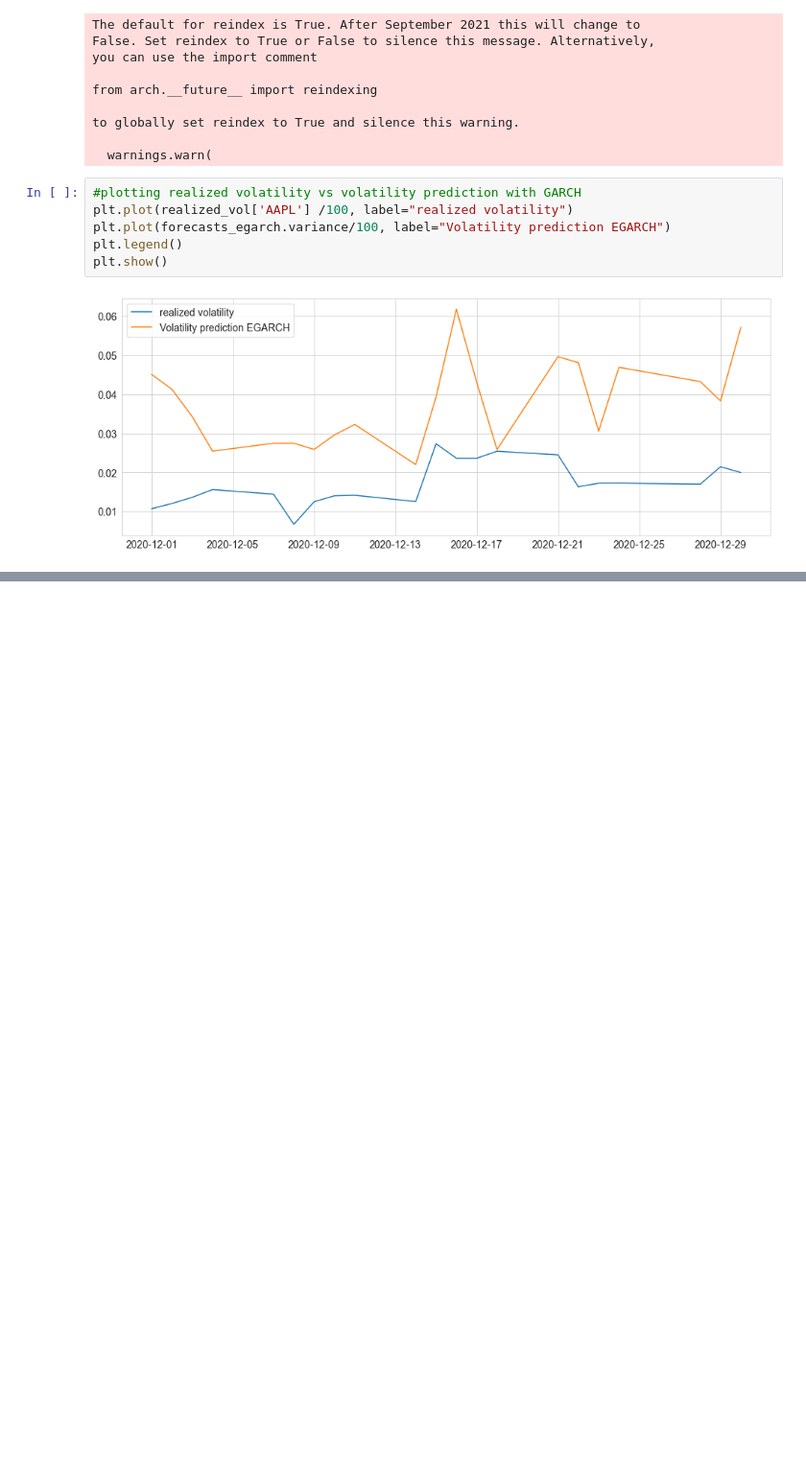
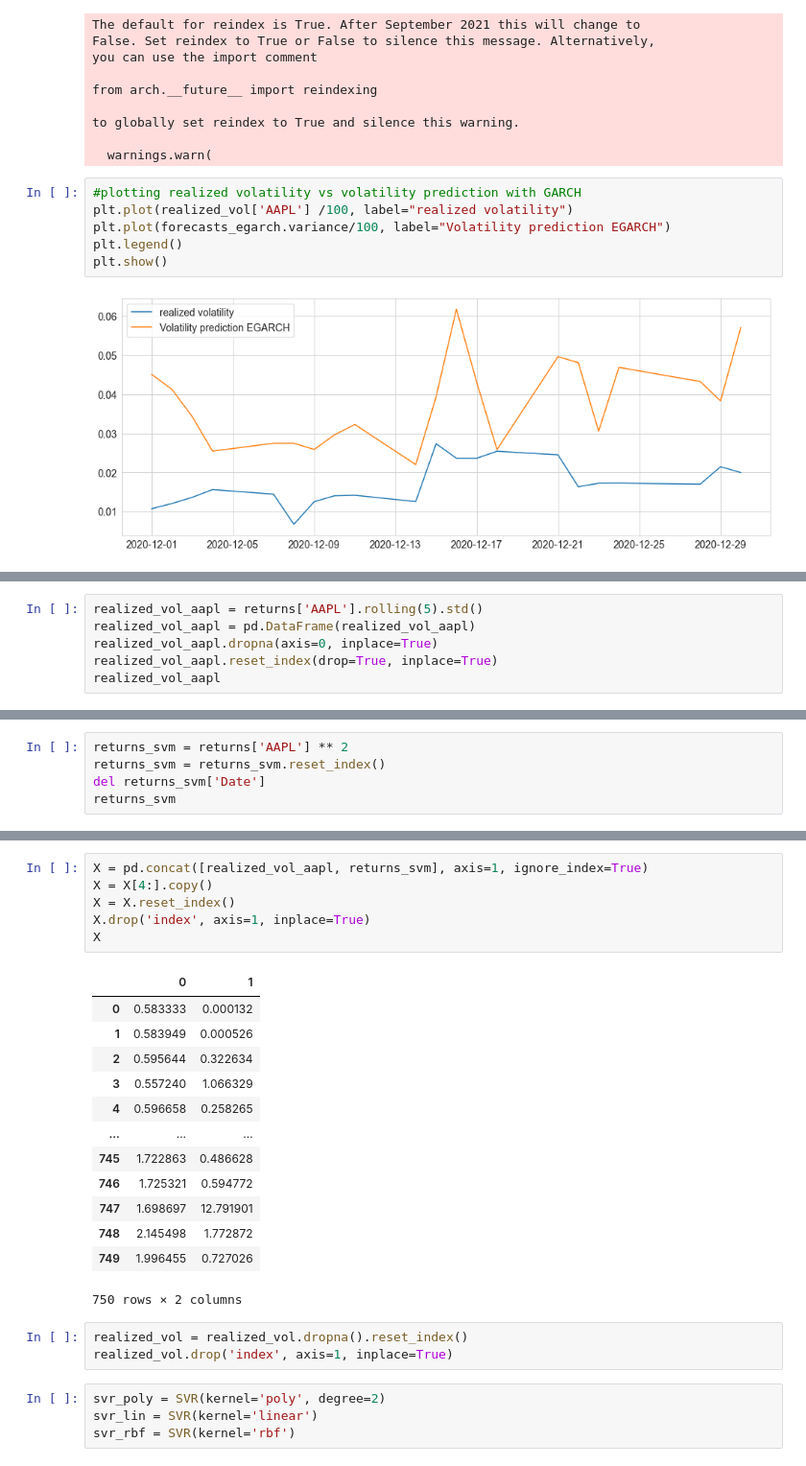
Before and after one commit to corentinwerenne/volatility_prediction, a Jupyter notebook: main.ipynb, the cells around one changed output, grey strips where cells are left out. Shown at 96% size. Cells and saved outputs as stored; diff of their text form; blank space fills up the shorter version.

```diff
--- a/main.ipynb
+++ b/main.ipynb
@@ -300,0 +308,6 @@ plt.show()
+# %%
+realized_vol_aapl = returns['AAPL'].rolling(5).std()
+realized_vol_aapl = pd.DataFrame(realized_vol_aapl)
+realized_vol_aapl.dropna(axis=0, inplace=True)
+realized_vol_aapl.reset_index(drop=True, inplace=True)
+realized_vol_aapl
@@ -300,0 +328,5 @@ plt.show()
+# %%
+returns_svm = returns['AAPL'] ** 2
+returns_svm = returns_svm.reset_index()
+del returns_svm['Date']
+returns_svm
@@ -300,0 +347,27 @@ plt.show()
+# %%
+X = pd.concat([realized_vol_aapl, returns_svm], axis=1, ignore_index=True)
+X = X[4:].copy()
+X = X.reset_index()
+X.drop('index', axis=1, inplace=True)
+X
+# %% [output]
+|  | 0 | 1 |
+| 0 | 0.583333 | 0.000132 |
+| 1 | 0.583949 | 0.000526 |
+| 2 | 0.595644 | 0.322634 |
+| 3 | 0.557240 | 1.066329 |
+| 4 | 0.596658 | 0.258265 |
+| ... | ... | ... |
+| 745 | 1.722863 | 0.486628 |
+| 746 | 1.725321 | 0.594772 |
+| 747 | 1.698697 | 12.791901 |
+| 748 | 2.145498 | 1.772872 |
+| 749 | 1.996455 | 0.727026 |
+750 rows × 2 columns
+# %%
+realized_vol = realized_vol.dropna().reset_index()
+realized_vol.drop('index', axis=1, inplace=True)
+# %%
+svr_poly = SVR(kernel='poly', degree=2)
+svr_lin = SVR(kernel='linear')
+svr_rbf = SVR(kernel='rbf')
```
Also changed, not shown: parts of 14 cells of this notebook.
